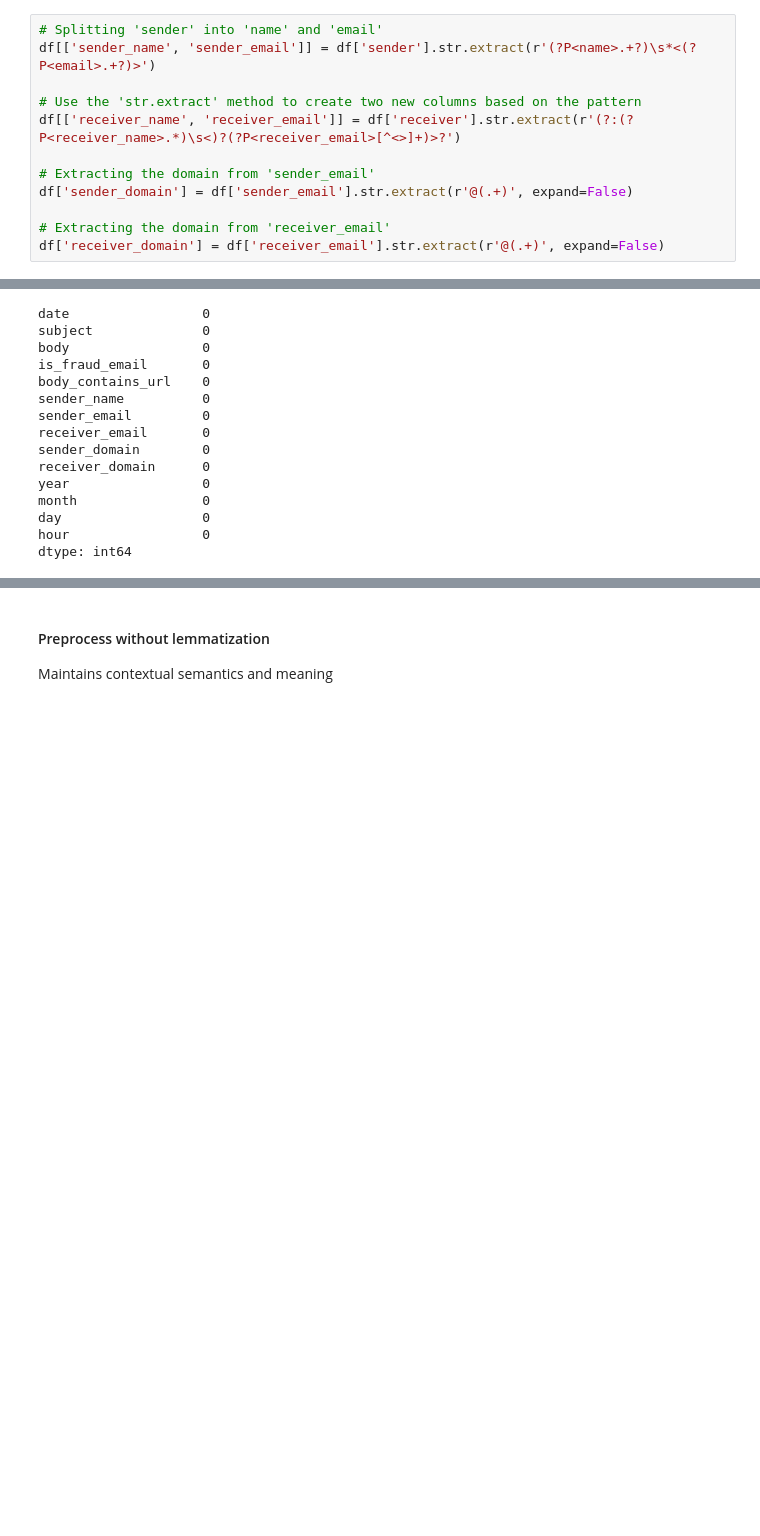
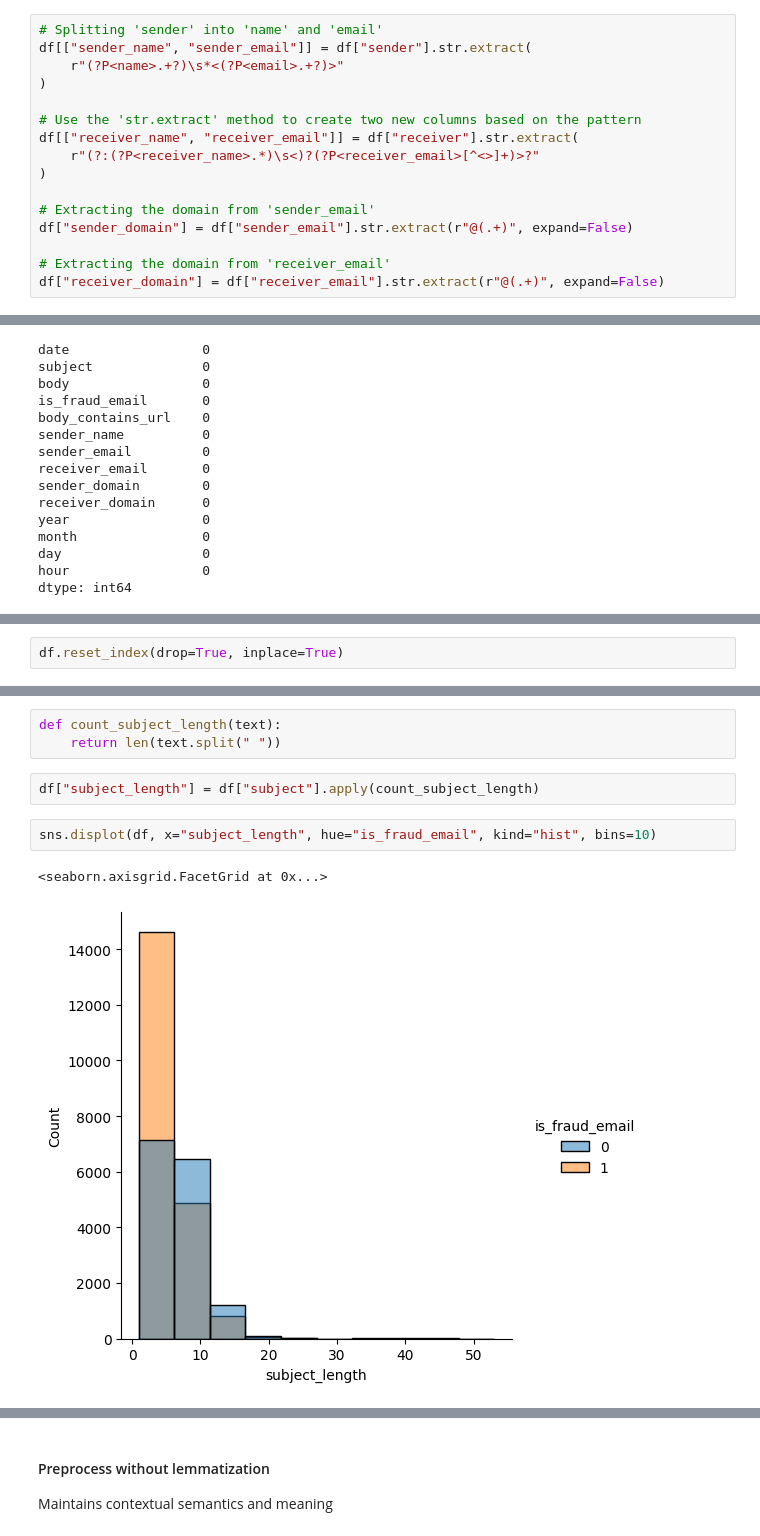
Before and after one commit to Geraldworks/Fraud-Email, a Jupyter notebook: main.ipynb, the cells around one changed output, grey strips where cells are left out. Cells and saved outputs as stored; diff of their text form; blank space fills up the shorter version.

```diff
--- a/main.ipynb
+++ b/main.ipynb
@@ -53,15 +60,19 @@ df.head()
 ## Cleaning the Data
 # %%
 # Splitting 'sender' into 'name' and 'email'
-df[['sender_name', 'sender_email']] = df['sender'].str.extract(r'(?P<name>.+?)\s*<(?P<email>.+?)>')
+df[["sender_name", "sender_email"]] = df["sender"].str.extract(
+    r"(?P<name>.+?)\s*<(?P<email>.+?)>"
+)
 
 # Use the 'str.extract' method to create two new columns based on the pattern
-df[['receiver_name', 'receiver_email']] = df['receiver'].str.extract(r'(?:(?P<receiver_name>.*)\s<)?(?P<receiver_email>[^<>]+)>?')
+df[["receiver_name", "receiver_email"]] = df["receiver"].str.extract(
+    r"(?:(?P<receiver_name>.*)\s<)?(?P<receiver_email>[^<>]+)>?"
+)
 
 # Extracting the domain from 'sender_email'
-df['sender_domain'] = df['sender_email'].str.extract(r'@(.+)', expand=False)
+df["sender_domain"] = df["sender_email"].str.extract(r"@(.+)", expand=False)
 
 # Extracting the domain from 'receiver_email'
-df['receiver_domain'] = df['receiver_email'].str.extract(r'@(.+)', expand=False)
+df["receiver_domain"] = df["receiver_email"].str.extract(r"@(.+)", expand=False)
 # %%
 # Converting 'date' to datetime format and forcing invalid formats to NaT
@@ -223,0 +159,2 @@ True
+# %%
+df.reset_index(drop=True, inplace=True)
@@ -223,0 +221,10 @@ True
+# %%
+def count_subject_length(text):
+    return len(text.split(" "))
+# %%
+df["subject_length"] = df["subject"].apply(count_subject_length)
+# %%
+sns.displot(df, x="subject_length", hue="is_fraud_email", kind="hist", bins=10)
+# %% [output]
+<seaborn.axisgrid.FacetGrid at 0x...>
+[figure, added]
```
Also changed, not shown: parts of 164 cells of this notebook, 3 other files.
